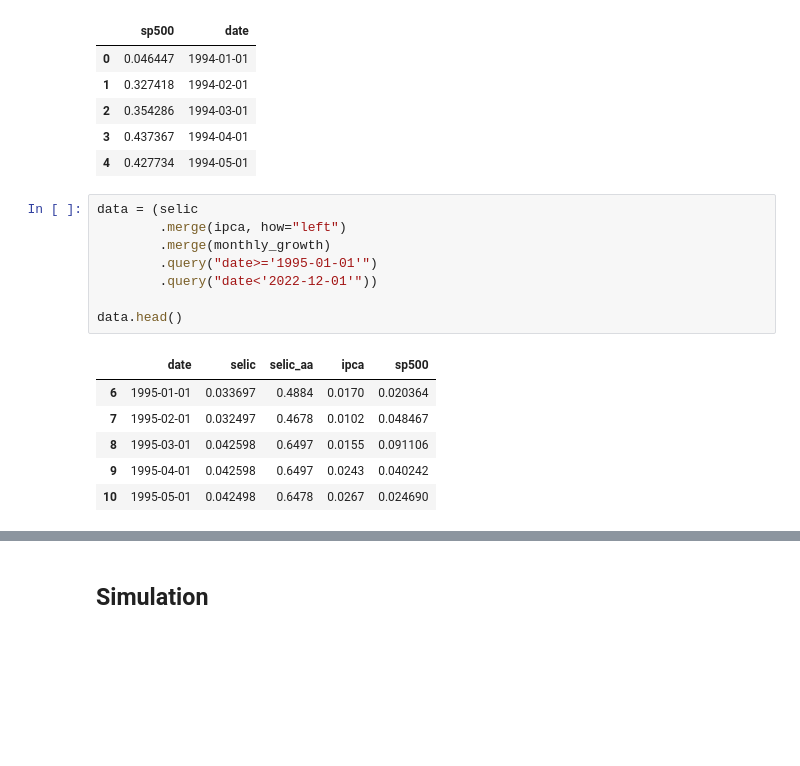
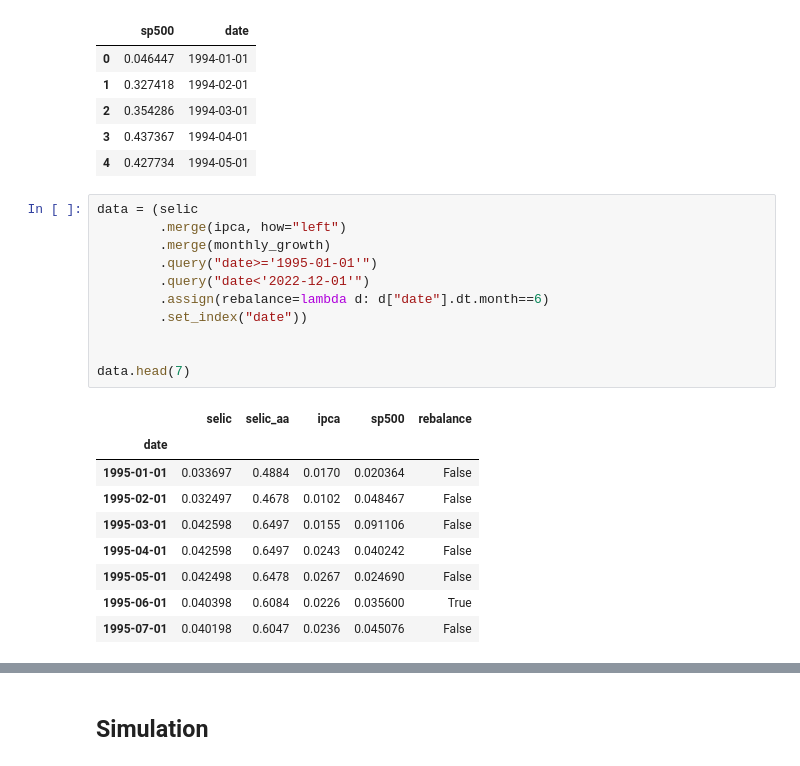
Before and after one commit to matheusfacure/tsr, a Jupyter notebook: TSR Br.ipynb, the cells around one changed output, grey strips where cells are left out. Cells and saved outputs as stored; diff of their text form; blank space fills up the shorter version.

```diff
--- a/TSR Br.ipynb
+++ b/TSR Br.ipynb
@@ -61,15 +63,21 @@ monthly_growth.head()
 # %%
 data = (selic
         .merge(ipca, how="left")
         .merge(monthly_growth)
         .query("date>='1995-01-01'")
-        .query("date<'2022-12-01'"))
+        .query("date<'2022-12-01'")
+        .assign(rebalance=lambda d: d["date"].dt.month==6)
+        .set_index("date"))
 
-data.head()
+
+data.head(7)
 # %% [output]
-|  | date | selic | selic_aa | ipca | sp500 |
-| 6 | 1995-01-01 | 0.033697 | 0.4884 | 0.0170 | 0.020364 |
-| 7 | 1995-02-01 | 0.032497 | 0.4678 | 0.0102 | 0.048467 |
-| 8 | 1995-03-01 | 0.042598 | 0.6497 | 0.0155 | 0.091106 |
-| 9 | 1995-04-01 | 0.042598 | 0.6497 | 0.0243 | 0.040242 |
-| 10 | 1995-05-01 | 0.042498 | 0.6478 | 0.0267 | 0.024690 |
+|  | selic | selic_aa | ipca | sp500 | rebalance |
+| date |  |  |  |  |  |
+| 1995-01-01 | 0.033697 | 0.4884 | 0.0170 | 0.020364 | False |
+| 1995-02-01 | 0.032497 | 0.4678 | 0.0102 | 0.048467 | False |
+| 1995-03-01 | 0.042598 | 0.6497 | 0.0155 | 0.091106 | False |
+| 1995-04-01 | 0.042598 | 0.6497 | 0.0243 | 0.040242 | False |
+| 1995-05-01 | 0.042498 | 0.6478 | 0.0267 | 0.024690 | False |
+| 1995-06-01 | 0.040398 | 0.6084 | 0.0226 | 0.035600 | True |
+| 1995-07-01 | 0.040198 | 0.6047 | 0.0236 | 0.045076 | False |
```
Also changed, not shown: parts of 35 cells of this notebook.
